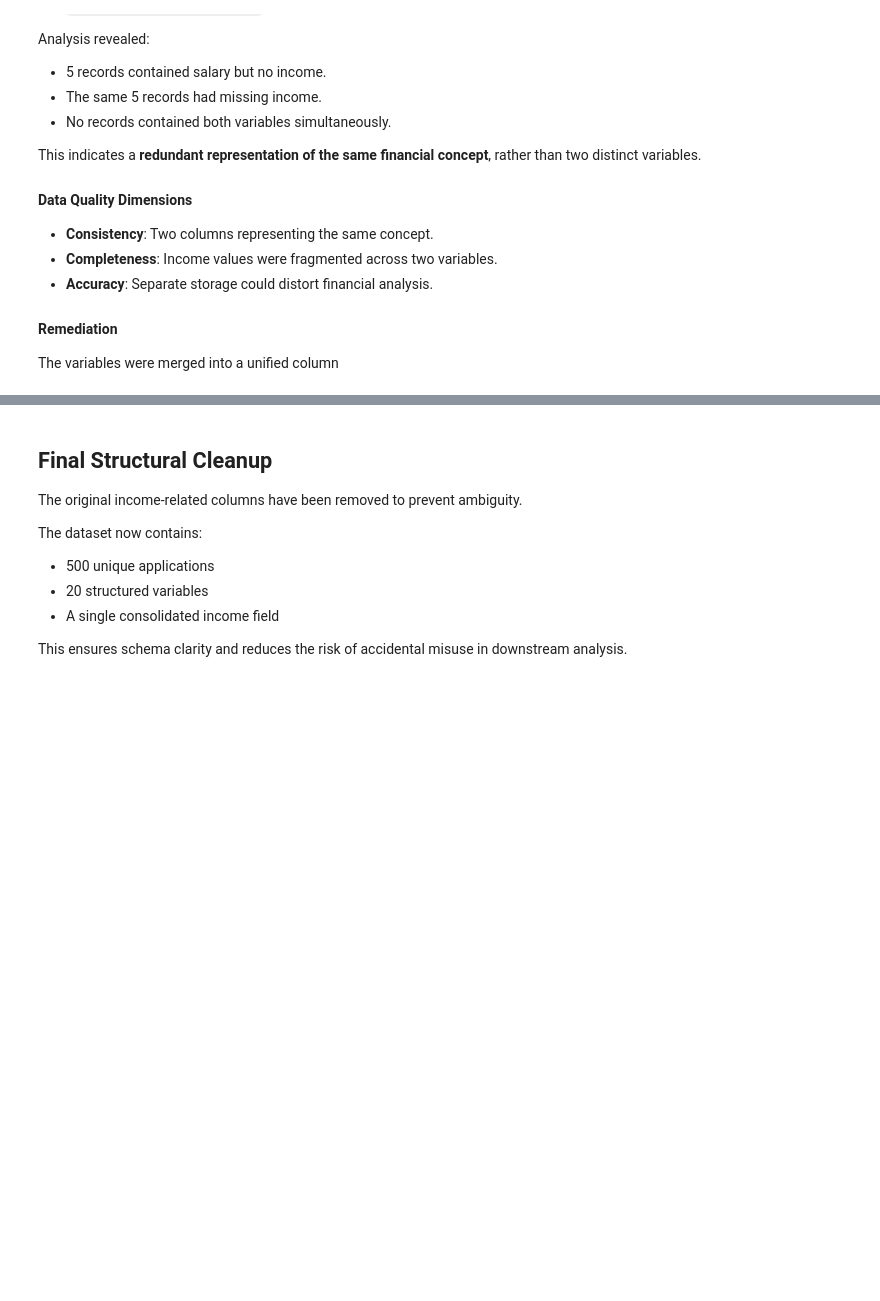
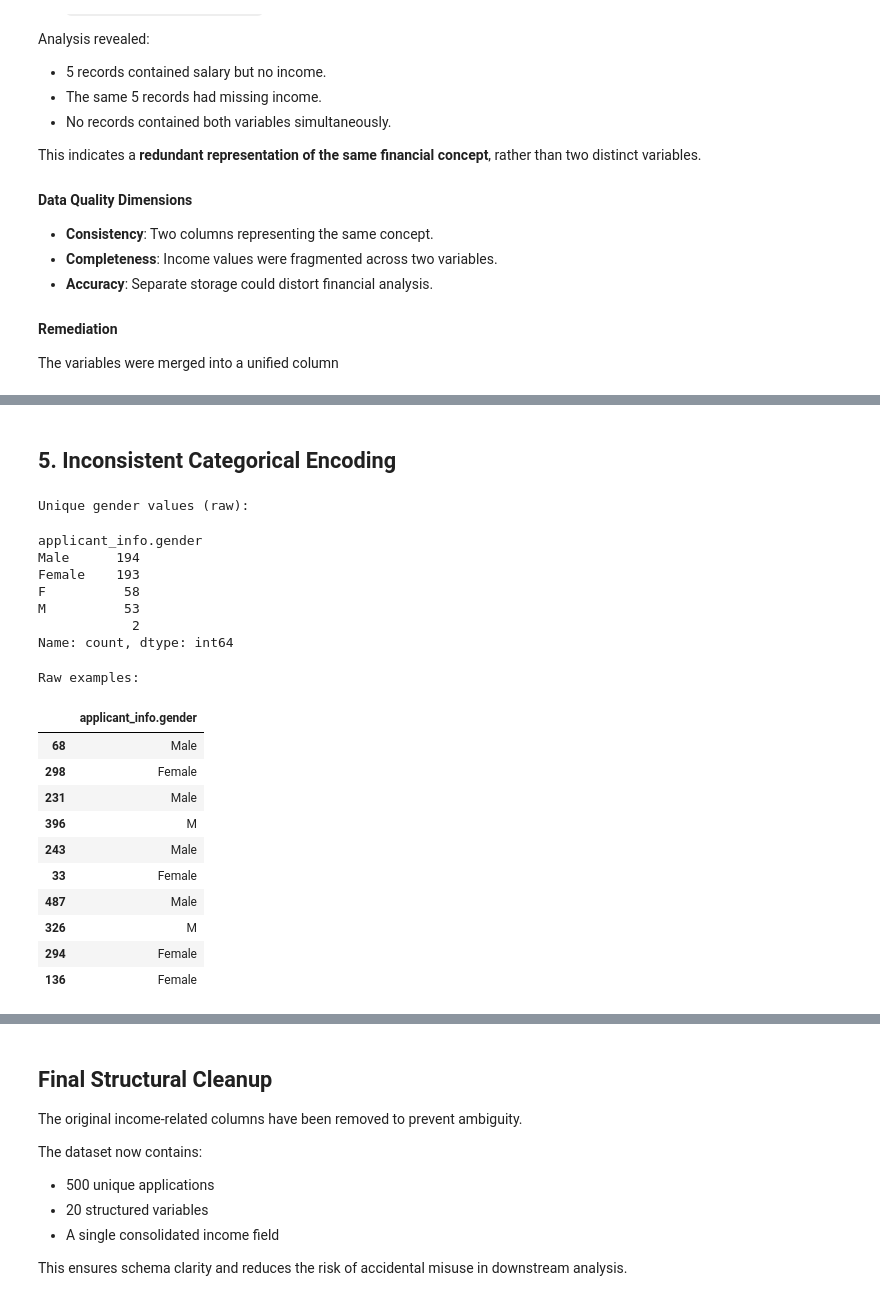
Before and after one commit to lauraaandrada/dego-project-team2, a Jupyter notebook: notebooks/01-Data-Quality.ipynb, the cells around one changed output, grey strips where cells are left out. Cells and saved outputs as stored; diff of their text form; code cells hidden in the pictures; blank space fills up the shorter version.

```diff
--- a/notebooks/01-Data-Quality.ipynb
+++ b/notebooks/01-Data-Quality.ipynb
@@ -616,0 +765,35 @@ df_clean.shape
+# %% [markdown]
+## 5. Inconsistent Categorical Encoding
+# %%
+# ============================================================
+# 5.1 Categorical encoding check: applicant_info.gender
+# ============================================================
+
+col = "applicant_info.gender"
+
+print("Unique gender values (raw):")
+display(df[col].value_counts(dropna=False))
+
+print("\nRaw examples:")
+display(df[[col]].dropna().sample(min(10, df[col].dropna().shape[0]), random_state=42))
+# %% [output]
+Unique gender values (raw):
+applicant_info.gender
+Male      194
+Female    193
+F          58
+M          53
+            2
+Name: count, dtype: int64
+Raw examples:
+|  | applicant_info.gender |
+| 68 | Male |
+| 298 | Female |
+| 231 | Male |
+| 396 | M |
+| 243 | Male |
+| 33 | Female |
+| 487 | Male |
+| 326 | M |
+| 294 | Female |
+| 136 | Female |
```
Also changed, not shown: parts of 26 cells of this notebook.
